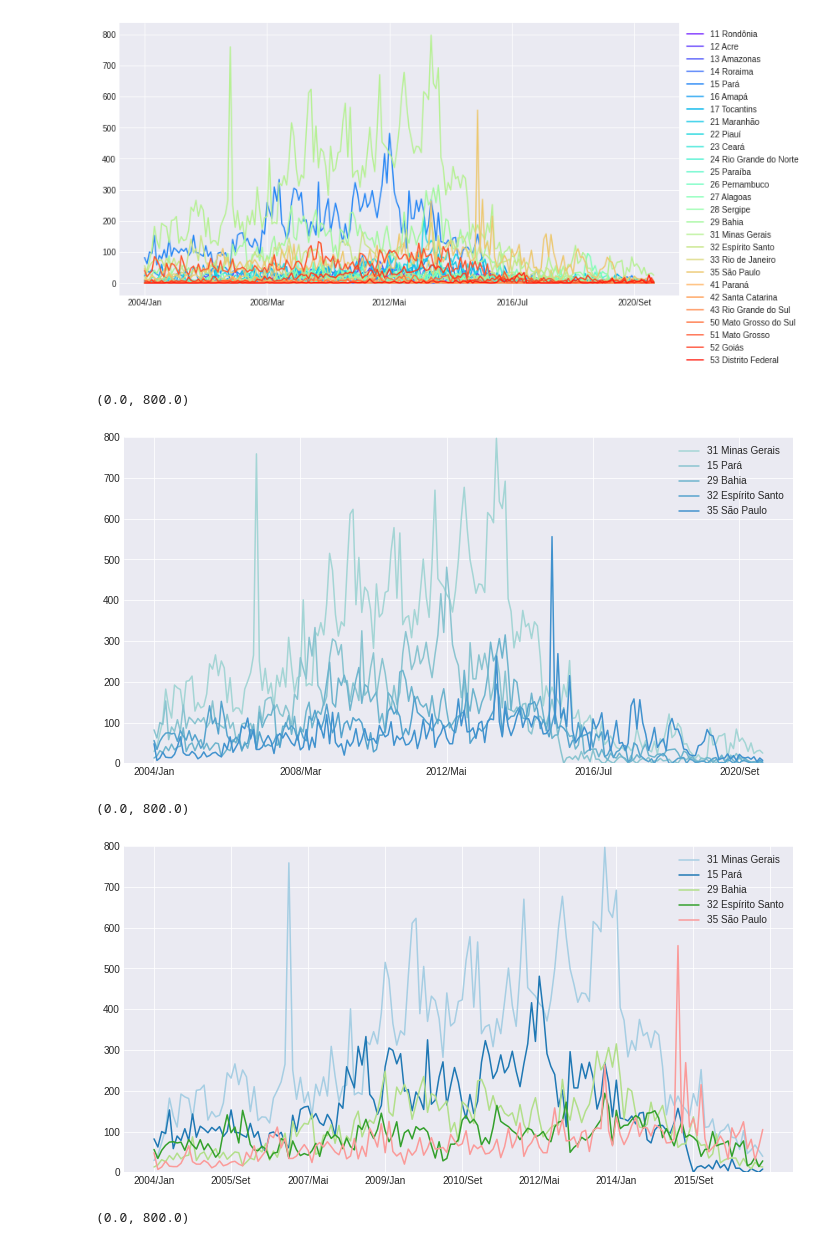
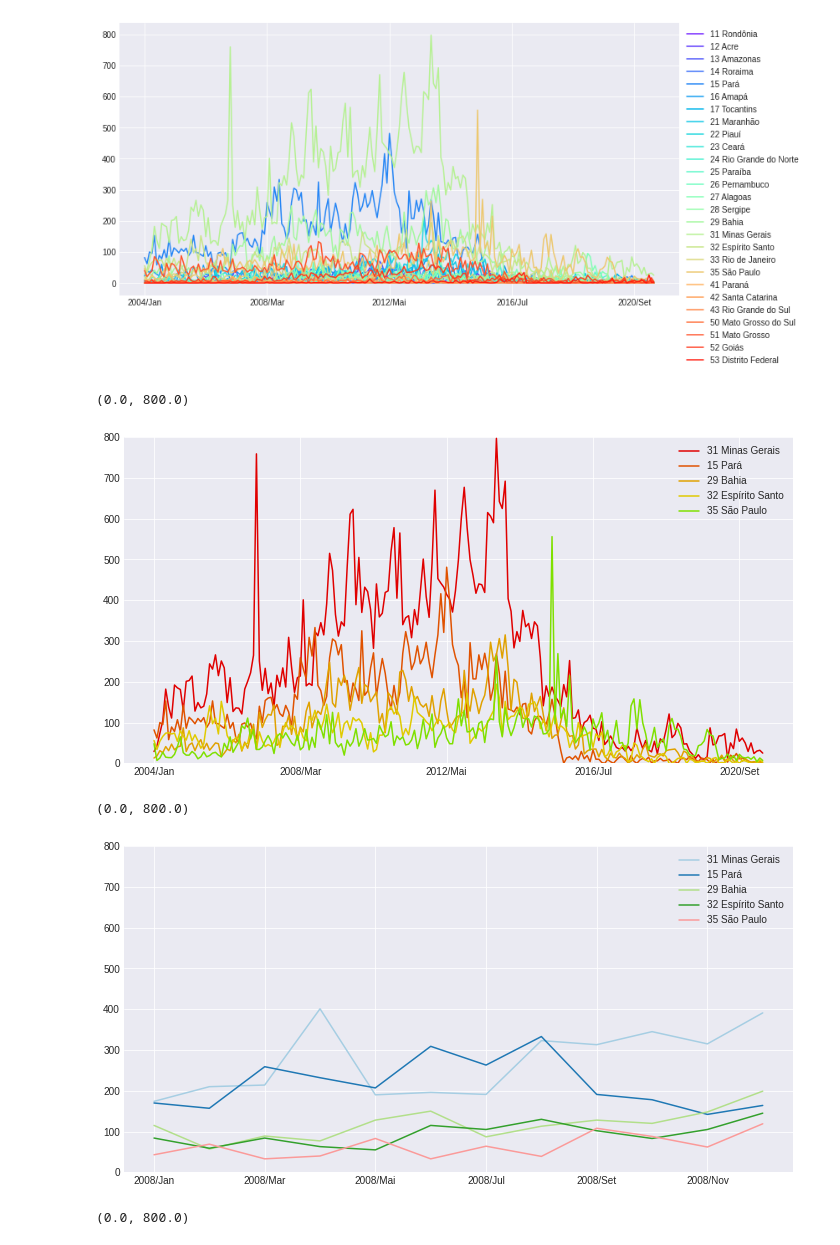
Before and after one commit to laugustovieira/Soro_Anti_Escorpionico, a Jupyter notebook: noteboocks/soro_anti_escorpionico.ipynb, the cells around one changed output. Cells and saved outputs as stored; diff of their text form; code cells hidden in the pictures.

```diff
--- a/noteboocks/soro_anti_escorpionico.ipynb
+++ b/noteboocks/soro_anti_escorpionico.ipynb
@@ -230,22 +278,22 @@ sns.set_palette(sns.color_palette("icefire", 27))
 # %%
 cinco_primeiros = dados_regiao_usaveis_max.index.to_list()[0:5]
 dados_regiao_cinco_primeiros = dados_regiao_usaveis_max.loc[cinco_primeiros]
-dados_regiao_cinco_primeiros.T.plot(figsize=(12,6))
+dados_regiao_cinco_primeiros.T.plot(figsize=(12,6), color=colors2)
 ax=plt.legend(bbox_to_anchor=(1,1))
 sns.set_palette(sns.color_palette("Paired", 27))
 plt.ylim(0,800)
 # %% [output]
 (0.0, 800.0)
-[figure, old version]
+[figure, new version]
 # %%
-dados_regiao_cinco_primeiros_cortado = dados_regiao_cinco_primeiros[dados_regiao_cinco_primeiros.columns[-300:-50]]
+dados_regiao_cinco_primeiros_cortado = dados_regiao_cinco_primeiros[dados_regiao_cinco_primeiros.columns[48:60]]
 ax = dados_regiao_cinco_primeiros_cortado.T.plot(figsize=(12,6))
 plt.legend(bbox_to_anchor=(1,1))
 sns.set_palette(sns.color_palette("Paired", 27))
 plt.ylim(0,800)
 # %% [output]
 (0.0, 800.0)
-[figure, old version]
+[figure, new version]
 # %%
 cinco_primeiros = dados_regiao_usaveis_min.index.to_list()[0:5]
 dados_regiao_cinco_primeiros = dados_regiao_usaveis_max.loc[cinco_primeiros]
```
Also changed, not shown: parts of 18 cells of this notebook.
